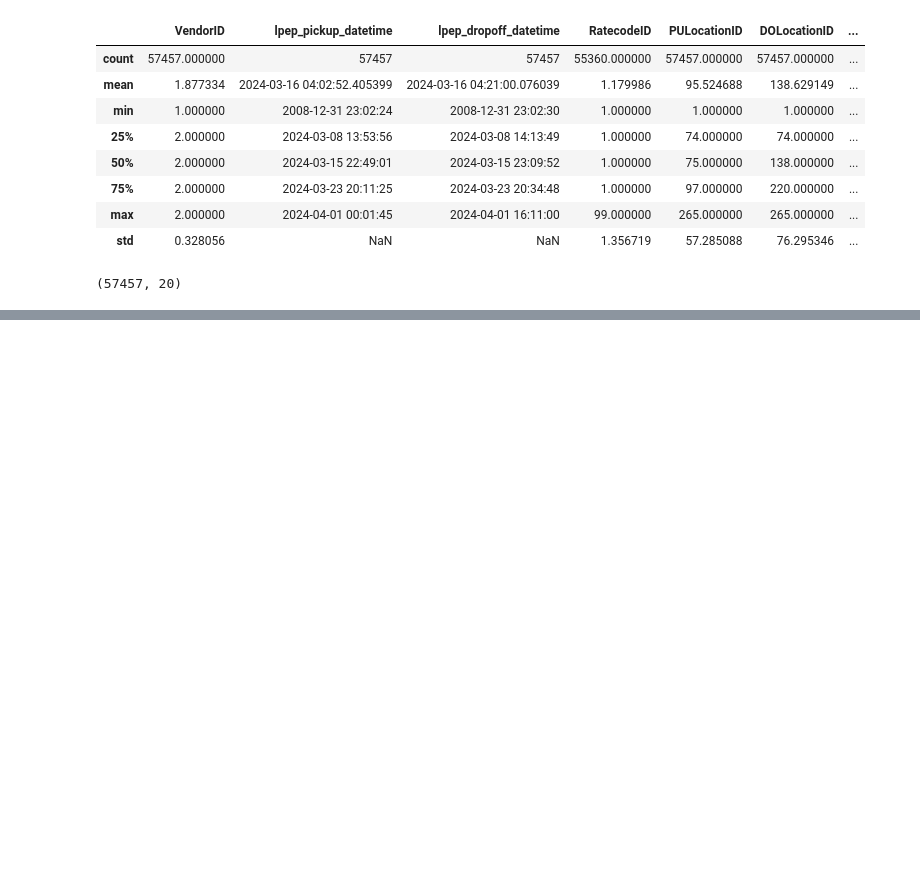
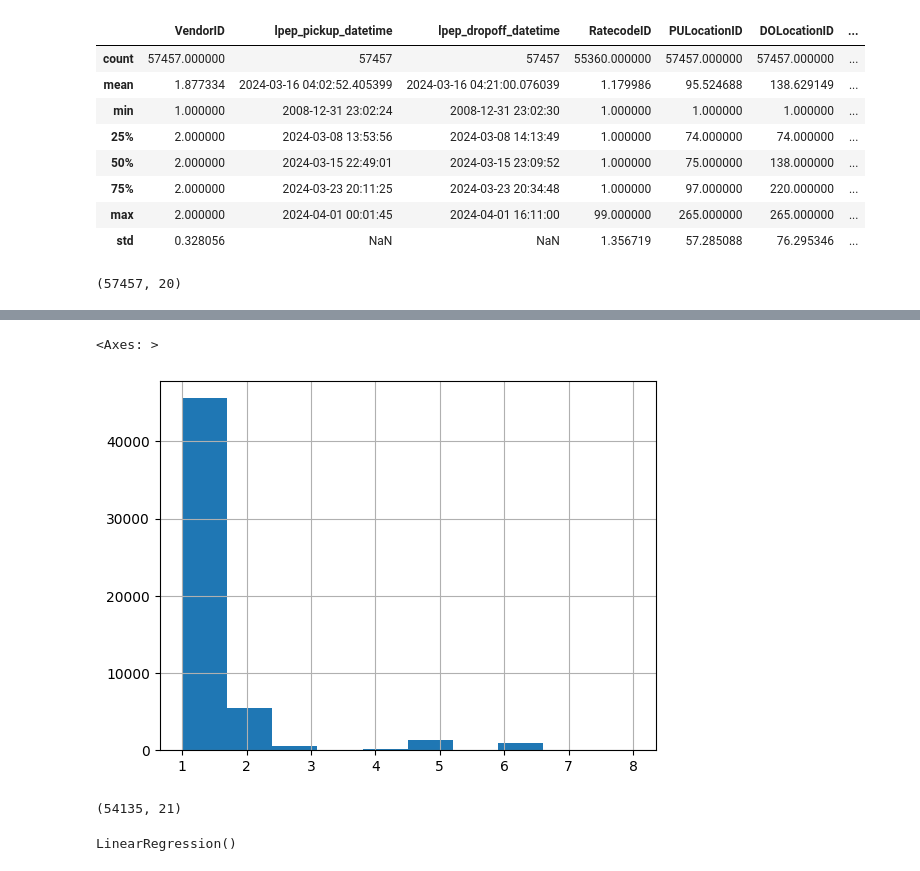
Before and after one commit to teralex79/mlops-course, a Jupyter notebook: 05-monitoring/baseline_model_nyc_taxi_data.ipynb, the cells around one changed output, grey strips where cells are left out. Cells and saved outputs as stored; diff of their text form; code cells hidden in the pictures; blank space fills up the shorter version.

```diff
--- a/05-monitoring/baseline_model_nyc_taxi_data.ipynb
+++ b/05-monitoring/baseline_model_nyc_taxi_data.ipynb
@@ -46,0 +64,5 @@ march_data.shape
+# %%
+march_data.passenger_count.hist()
+# %% [output]
+<Axes: >
+[figure, added]
@@ -46,0 +74,4 @@ march_data.shape
+# %%
+march_data.shape
+# %% [output]
+(54135, 21)
@@ -46,0 +83,4 @@ march_data.shape
+# %%
+model.fit(train_data[num_features + cat_features], train_data[target])
+# %% [output]
+LinearRegression()
```
Also changed, not shown: parts of 13 cells of this notebook, 2 other files.
